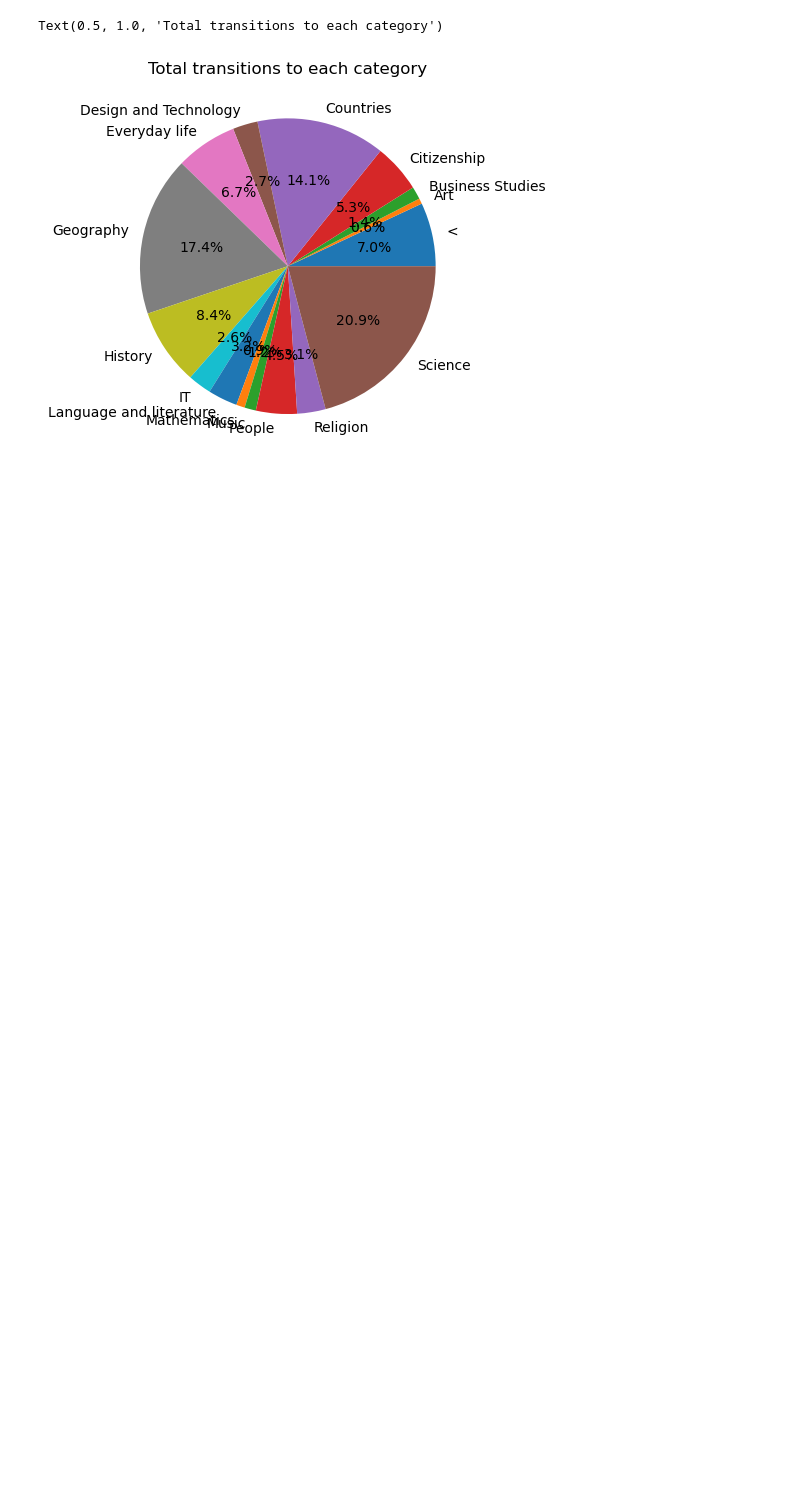
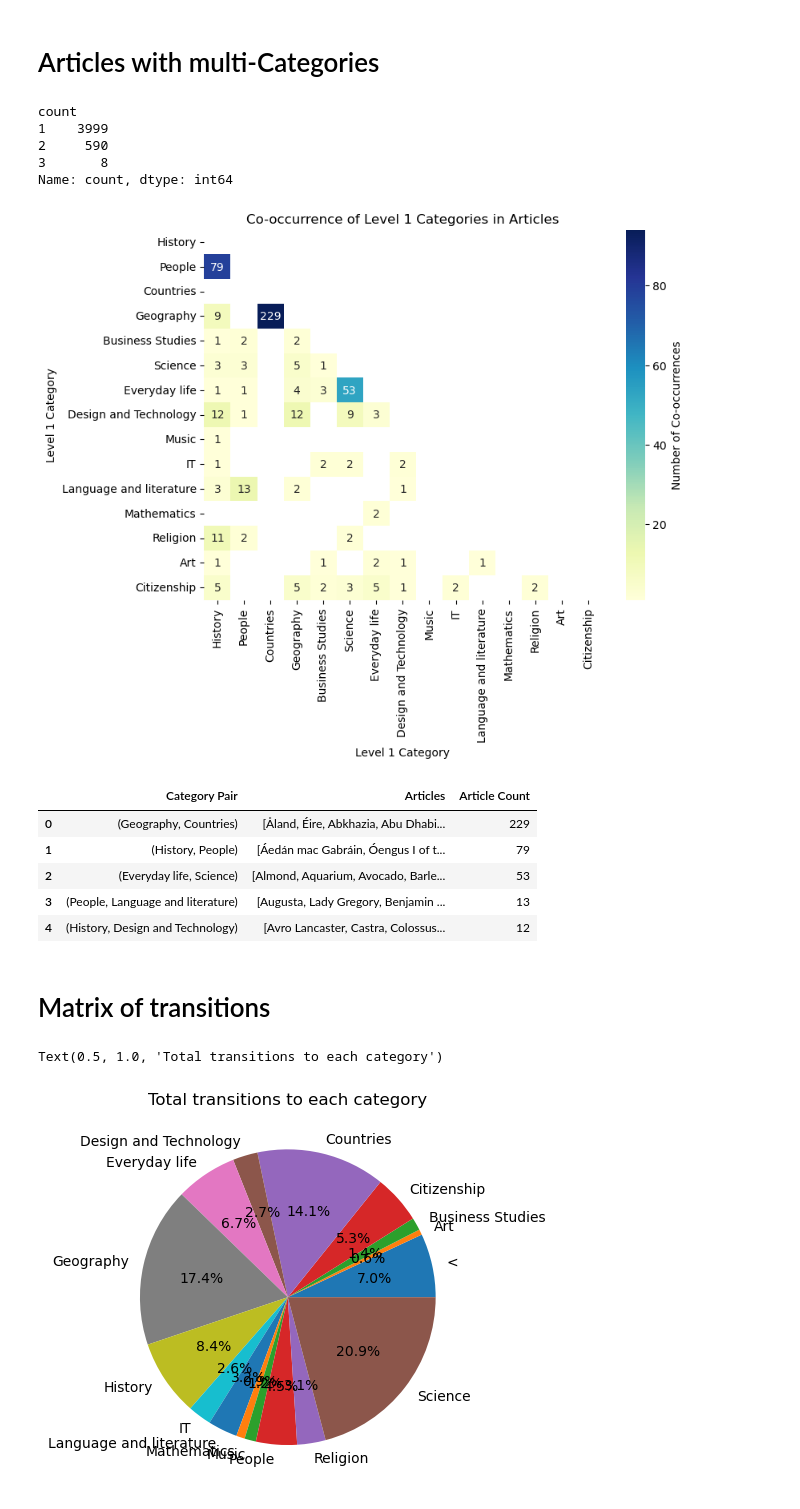
Before and after one commit to epfl-ada/ada-2024-project-the5outliers, a Jupyter notebook: transition_matrix.ipynb, the cells around one changed output. Cells and saved outputs as stored; diff of their text form; code cells hidden in the pictures; blank space fills up the shorter version.

Commit message:
add categories to results + clean notebooke + improve network

```diff
--- a/test.ipynb
+++ b/transition_matrix.ipynb
@@ -5,3 +10,75 @@ import seaborn as sns
+# %% [markdown]
+# Articles with multi-Categories
+# %%
+df_categories = read_categories()
+# Count artices with multiple categories
+df_categories['article'].value_counts().value_counts()
+# %% [output]
+count
+1    3999
+2     590
+3       8
+Name: count, dtype: int64
+# %%
+# Step 1: Filter articles with multiple categories
+multi_category_articles = df_categories.groupby('article').filter(lambda x: len(x) > 1)
+
+# Step 2: Create pairs of category co-occurrences for each article with multiple categories
+category_pairs = []
+article_pairs = defaultdict(list)  # Dictionary to store articles for each unique category pair
+
+for article in multi_category_articles['article'].unique():
+    categories = multi_category_articles[multi_category_articles['article'] == article]['level_1'].unique()
+    for pair in combinations(categories, 2):
+        pair_set = frozenset(pair)  # Use a frozenset to ignore order
+        category_pairs.append(pair_set)
+        article_pairs[pair_set].append(article)  # Add the article to the respective pair list
+
+# Step 3: Count the occurrences of each pair
+pair_counts = Counter(category_pairs)
+
+# Step 4: Convert pair_counts to a DataFrame for heatmap plotting
+categories = df_categories['level_1'].unique()
+heatmap_data = pd.DataFrame(0, index=categories, columns=categories)
+
+# Step 5: Fill in the DataFrame with pair counts
+for pair, count in pair_counts.items():
+    cat1, cat2 = list(pair)
+    heatmap_data.loc[cat1, cat2] = count
+    heatmap_data.loc[cat2, cat1] = count  # Ensure symmetry
+
+# Now, article_pairs contains each unique pair (unordered) with the list of associated articles
+
+# Step 6: Plot the heatmap with a mask for the upper triangle, excluding zeros
+mask = np.triu(np.ones_like(heatmap_data, dtype=bool)) | (heatmap_data == 0)
+
+plt.figure(figsize=(8, 6))
+sns.heatmap(heatmap_data, annot=True, cmap="YlGnBu", mask=mask,
+            cbar_kws={'label': 'Number of Co-occurrences'}, fmt="g", robust=True)
+plt.title("Co-occurrence of Level 1 Categories in Articles")
+plt.xlabel("Level 1 Category")
+plt.ylabel("Level 1 Category")
+plt.show()
+
+# Step 7: Convert article_pairs dictionary to a DataFrame with category pairs as sets and associated articles
+article_pairs_df = pd.DataFrame([(pair, articles) for pair, articles in article_pairs.items()],
+                                columns=['Category Pair', 'Articles'])
+
+article_pairs_df['Article Count'] = article_pairs_df['Articles'].apply(len)  # Add count of articles
+article_pairs_df = article_pairs_df.sort_values(by='Article Count', ascending=False).reset_index(drop=True)
+
+# Display the DataFrame containing unique category pairs as sets and associated articles
+article_pairs_df.head()
+# %% [output]
+[figure, added]
+|  | Category Pair | Articles | Article Count |
+| 0 | (Geography, Countries) | [Åland, Éire, Abkhazia, Abu Dhabi... | 229 |
+| 1 | (History, People) | [Áedán mac Gabráin, Óengus I of t... | 79 |
+| 2 | (Everyday life, Science) | [Almond, Aquarium, Avocado, Barle... | 53 |
+| 3 | (People, Language and literature) | [Augusta, Lady Gregory, Benjamin ... | 13 |
+| 4 | (History, Design and Technology) | [Avro Lancaster, Castra, Colossus... | 12 |
+# %% [markdown]
+# Matrix of transitions
 # %%
 data_f_loops = pd.read_csv('common_paths_f.csv')
 data_f_no_loops = pd.read_csv('common_paths_f_nl.csv')
```
Also changed, not shown: parts of 1 cell of this notebook, 7 other files.
